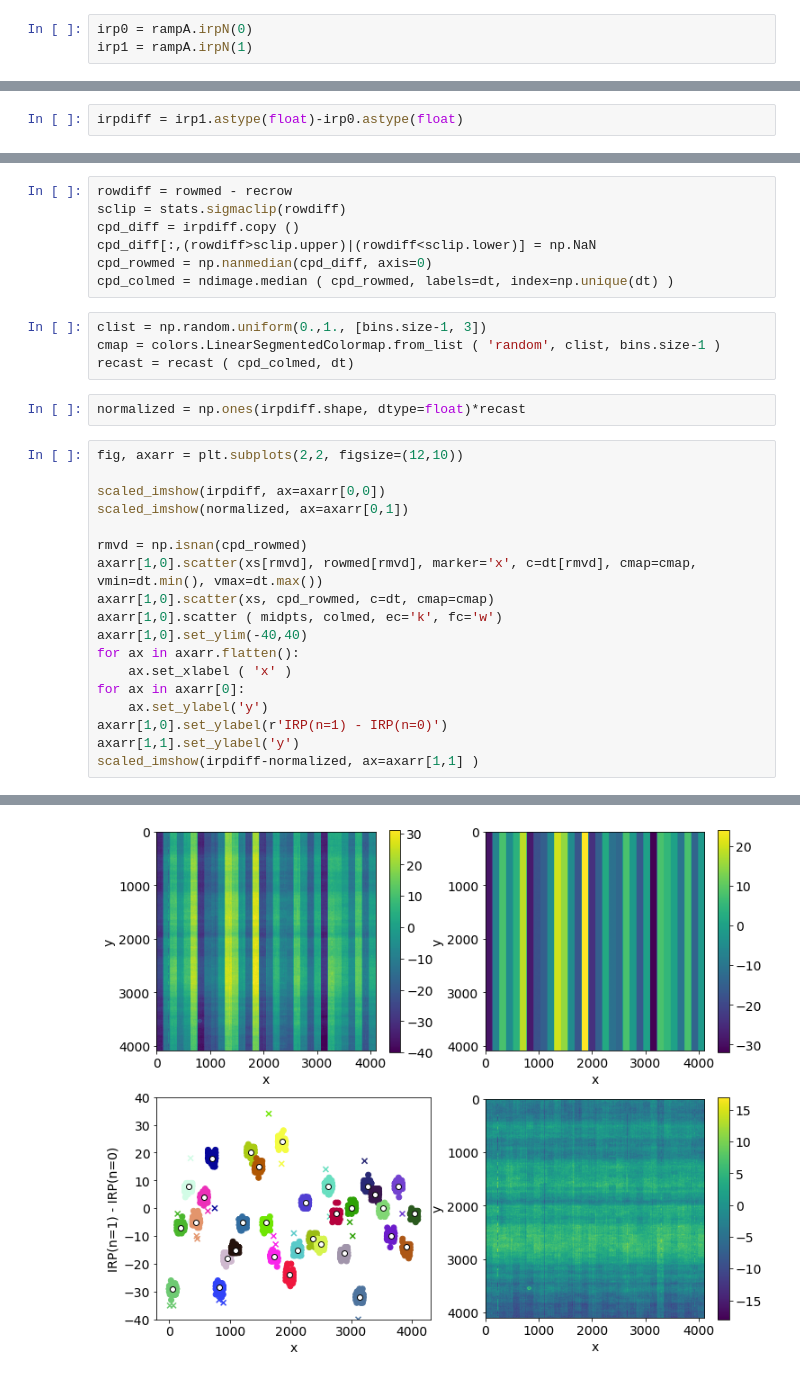
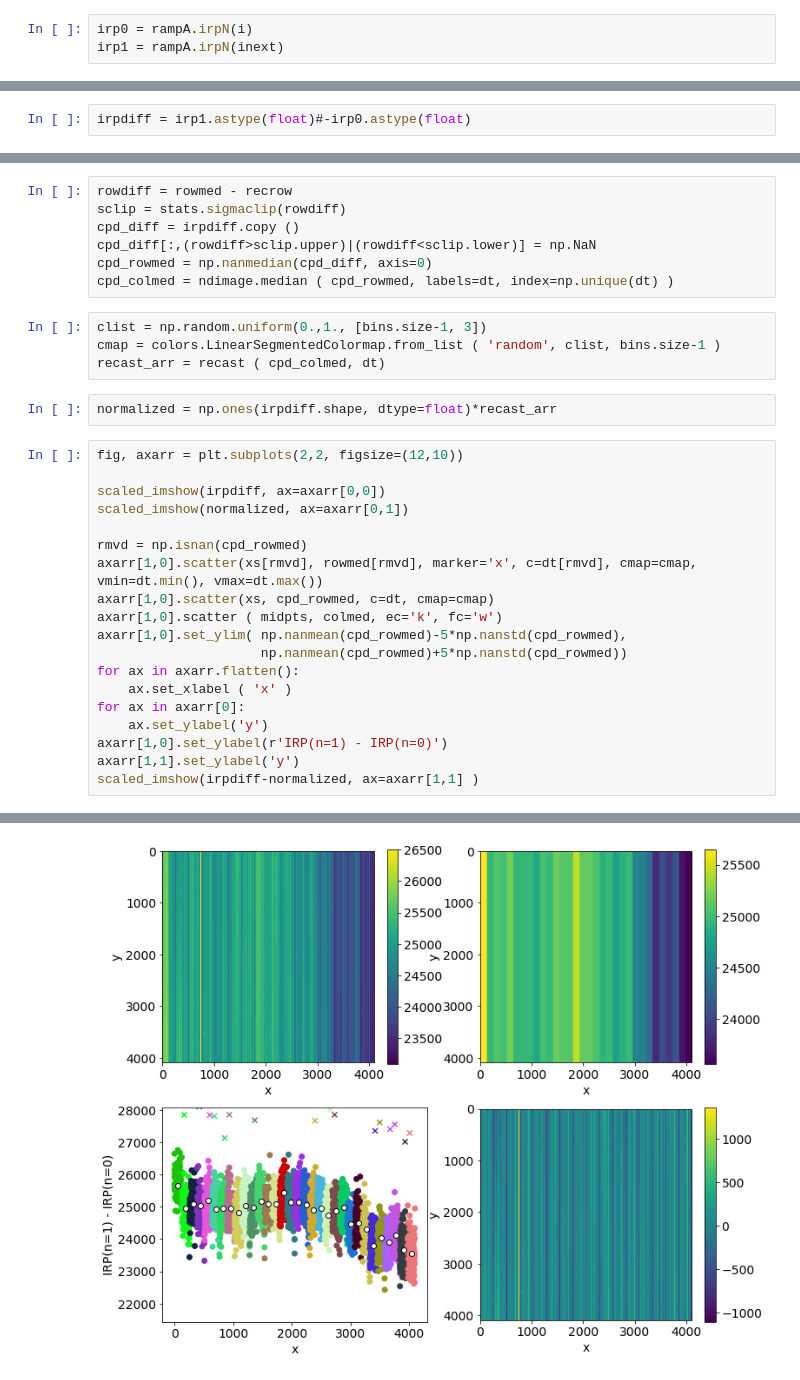
Before and after one commit to ekadofong/h4rg_analysis, a Jupyter notebook: notebooks/Ramp-ramp.ipynb, the cells around one changed output, grey strips where cells are left out. Drawn from its saved outputs; the diff is of its cells as text.

Commit message:
add full ramp UTR treatment

```diff
--- a/notebooks/Ramp-ramp.ipynb
+++ b/notebooks/Ramp-ramp.ipynb
@@ -40,6 +48,6 @@ im1 = rampA.dataN(1)
 # %%
-irp0 = rampA.irpN(0)
-irp1 = rampA.irpN(1)
+irp0 = rampA.irpN(i)
+irp1 = rampA.irpN(inext)
 # %%
 fig, axarr = plt.subplots(1,3, figsize=(21,5))
 scaled_imshow(im0, ax=axarr[0])
@@ -70,5 +78,5 @@ scaled_imshow(d1-d0, ax=axarr[2] )
 # %%
-irpdiff = irp1.astype(float)-irp0.astype(float)
+irpdiff = irp1.astype(float)#-irp0.astype(float)
 # %%
 from scipy import ndimage
 # %%
@@ -93,27 +101,28 @@ cpd_colmed = ndimage.median ( cpd_rowmed, labels=dt, index=np.unique(dt) )
 # %%
 clist = np.random.uniform(0.,1., [bins.size-1, 3])
 cmap = colors.LinearSegmentedColormap.from_list ( 'random', clist, bins.size-1 )
-recast = recast ( cpd_colmed, dt)
+recast_arr = recast ( cpd_colmed, dt)
 # %%
-normalized = np.ones(irpdiff.shape, dtype=float)*recast
+normalized = np.ones(irpdiff.shape, dtype=float)*recast_arr
 # %%
 fig, axarr = plt.subplots(2,2, figsize=(12,10))
 
 scaled_imshow(irpdiff, ax=axarr[0,0])
 scaled_imshow(normalized, ax=axarr[0,1])
 
 rmvd = np.isnan(cpd_rowmed)
 axarr[1,0].scatter(xs[rmvd], rowmed[rmvd], marker='x', c=dt[rmvd], cmap=cmap, vmin=dt.min(), vmax=dt.max())
 axarr[1,0].scatter(xs, cpd_rowmed, c=dt, cmap=cmap)
 axarr[1,0].scatter ( midpts, colmed, ec='k', fc='w')
-axarr[1,0].set_ylim(-40,40)
+axarr[1,0].set_ylim( np.nanmean(cpd_rowmed)-5*np.nanstd(cpd_rowmed),
+                     np.nanmean(cpd_rowmed)+5*np.nanstd(cpd_rowmed))
 for ax in axarr.flatten():
     ax.set_xlabel ( 'x' )
 for ax in axarr[0]:
     ax.set_ylabel('y')
 axarr[1,0].set_ylabel(r'IRP(n=1) - IRP(n=0)')
 axarr[1,1].set_ylabel('y')
 scaled_imshow(irpdiff-normalized, ax=axarr[1,1] )
 # %% [output]
 <AxesSubplot:xlabel='x', ylabel='y'>
-[figure, old version]
+[figure, new version]
```
Also changed, not shown: parts of 29 cells of this notebook, 8 other files.
